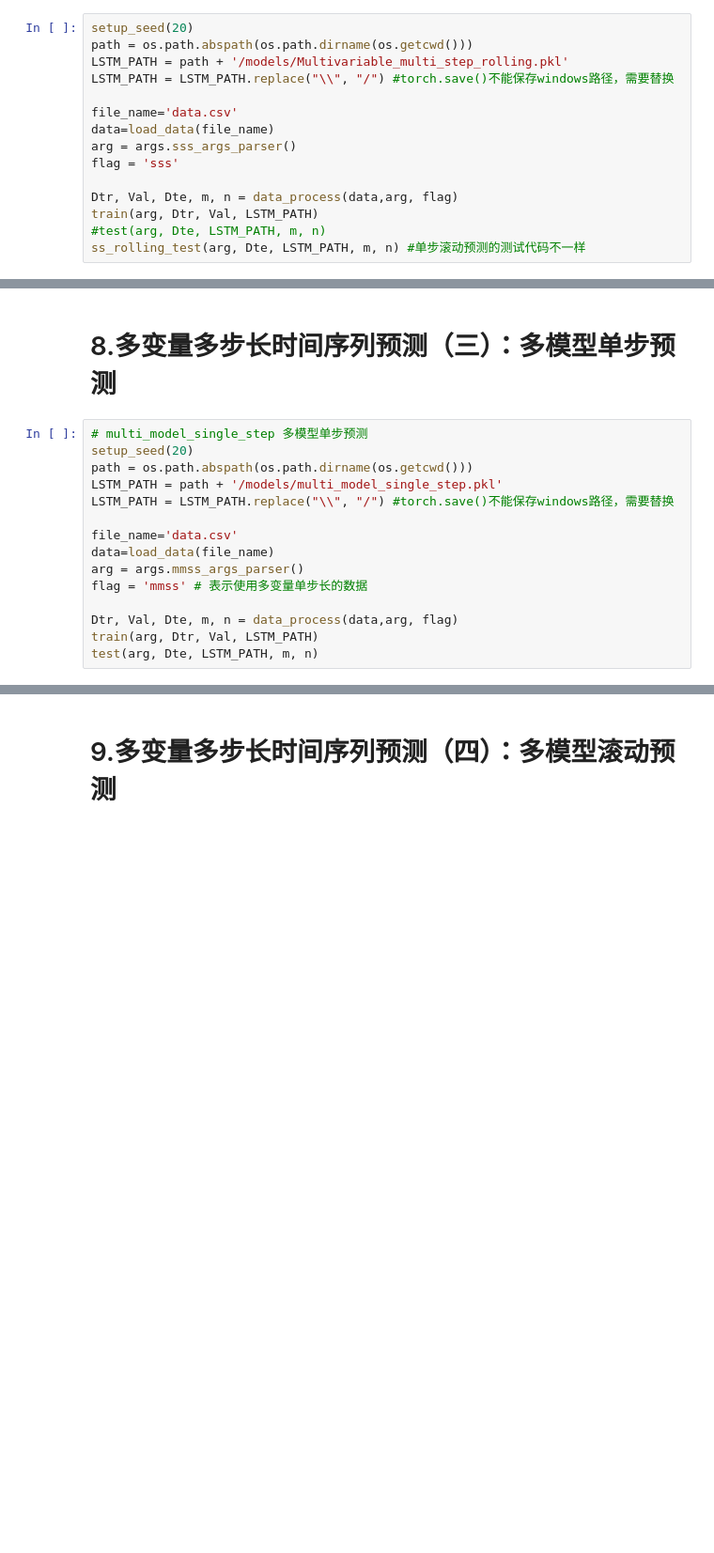
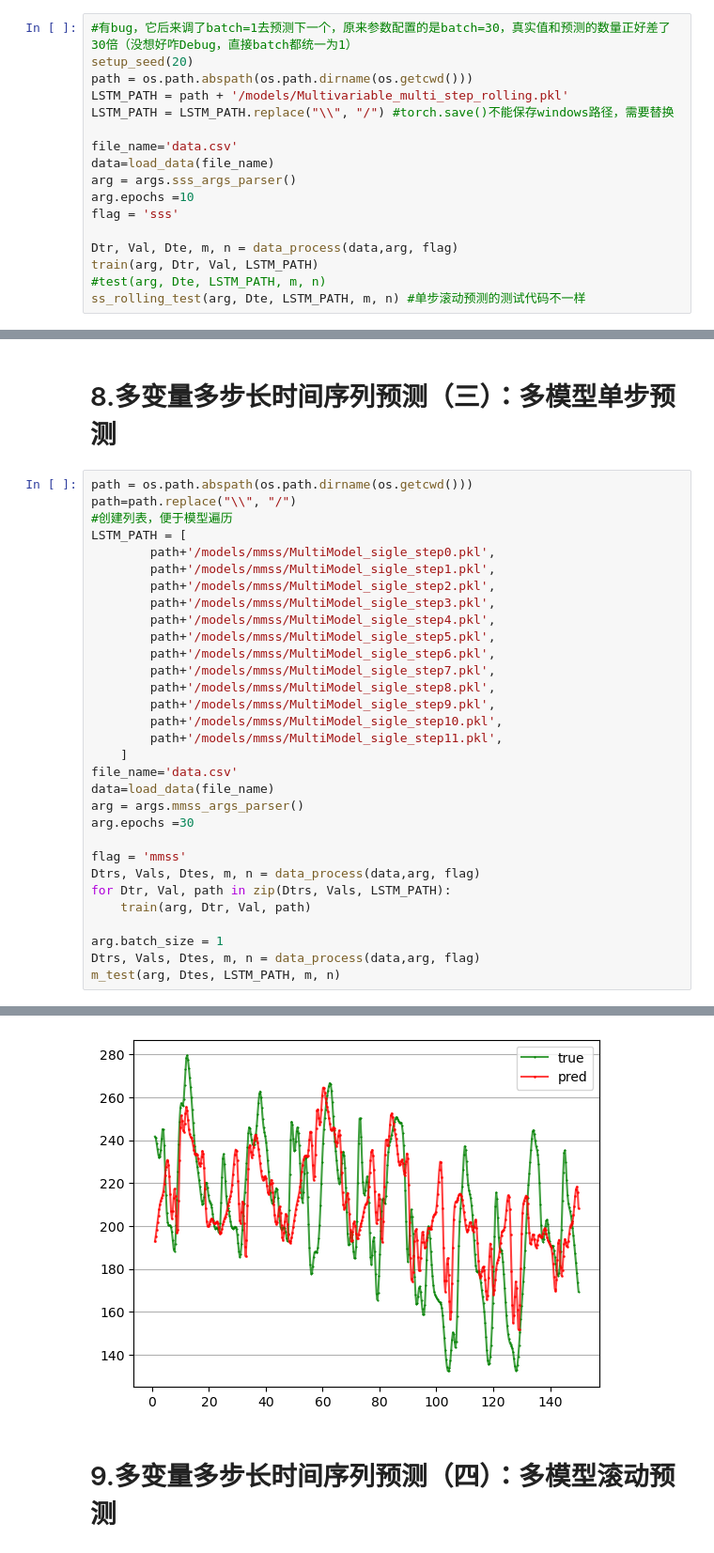
Before and after one commit to Luious-LYH/Time-forecast, a Jupyter notebook: code/2.notebook整合.ipynb, the cells around one changed output, grey strips where cells are left out. Shown at 94% size. Drawn from its saved outputs; the diff is of its cells as text; blank space fills up the shorter version.

```diff
--- a/code/2.notebook整合.ipynb
+++ b/code/2.notebook整合.ipynb
@@ -1170,6 +1220,7 @@ mape: 0.08271300903288134
 # %% [markdown]
 # 7.多变量多步长时间序列预测（二）：单步滚动预测
 # %%
+#有bug，它后来调了batch=1去预测下一个，原来参数配置的是batch=30，真实值和预测的数量正好差了30倍（没想好咋Debug，直接batch都统一为1）
 setup_seed(20)
 path = os.path.abspath(os.path.dirname(os.getcwd()))
 LSTM_PATH = path + '/models/Multivariable_multi_step_rolling.pkl'
@@ -1178,6 +1229,7 @@ LSTM_PATH = LSTM_PATH.replace("\\", "/") #torch.save()不能保存windows路径
 file_name='data.csv'
 data=load_data(file_name)
 arg = args.sss_args_parser()
+arg.epochs =10
 flag = 'sss'
 
 Dtr, Val, Dte, m, n = data_process(data,arg, flag)
@@ -1196,17 +1247,34 @@ ValueError: operands could not be broadcast together with shapes (5220,) (174,)
 # %% [markdown]
 # 8.多变量多步长时间序列预测（三）：多模型单步预测
-# %%
-# multi_model_single_step 多模型单步预测
-setup_seed(20)
-path = os.path.abspath(os.path.dirname(os.getcwd()))
-LSTM_PATH = path + '/models/multi_model_single_step.pkl'
-LSTM_PATH = LSTM_PATH.replace("\\", "/") #torch.save()不能保存windows路径，需要替换
-
-file_name='data.csv'
-data=load_data(file_name)
-arg = args.mmss_args_parser()
-flag = 'mmss' # 表示使用多变量单步长的数据
-
-Dtr, Val, Dte, m, n = data_process(data,arg, flag)
-train(arg, Dtr, Val, LSTM_PATH)
-test(arg, Dte, LSTM_PATH, m, n)
+# %%
+path = os.path.abspath(os.path.dirname(os.getcwd()))
+path=path.replace("\\", "/")
+#创建列表，便于模型遍历
+LSTM_PATH = [
+        path+'/models/mmss/MultiModel_sigle_step0.pkl',
+        path+'/models/mmss/MultiModel_sigle_step1.pkl',
+        path+'/models/mmss/MultiModel_sigle_step2.pkl',
+        path+'/models/mmss/MultiModel_sigle_step3.pkl',
+        path+'/models/mmss/MultiModel_sigle_step4.pkl',
+        path+'/models/mmss/MultiModel_sigle_step5.pkl',
+        path+'/models/mmss/MultiModel_sigle_step6.pkl',
+        path+'/models/mmss/MultiModel_sigle_step7.pkl',
+        path+'/models/mmss/MultiModel_sigle_step8.pkl',
+        path+'/models/mmss/MultiModel_sigle_step9.pkl',
+        path+'/models/mmss/MultiModel_sigle_step10.pkl',
+        path+'/models/mmss/MultiModel_sigle_step11.pkl',
+    ]
+file_name='data.csv'
+data=load_data(file_name)
+arg = args.mmss_args_parser()
+arg.epochs =30
+
+flag = 'mmss'
+Dtrs, Vals, Dtes, m, n = data_process(data,arg, flag)
+for Dtr, Val, path in zip(Dtrs, Vals, LSTM_PATH):
+    train(arg, Dtr, Val, path)
+
+arg.batch_size = 1
+Dtrs, Vals, Dtes, m, n = data_process(data,arg, flag)
+m_test(arg, Dtes, LSTM_PATH, m, n)
+# %% [output]
@@ -1213,2 +1288,3 @@ test(arg, Dte, LSTM_PATH, m, n)
+[figure, added]
 # %% [markdown]
 # 9.多变量多步长时间序列预测（四）：多模型滚动预测
```
Also changed, not shown: parts of 13 cells of this notebook, 29 other files.
